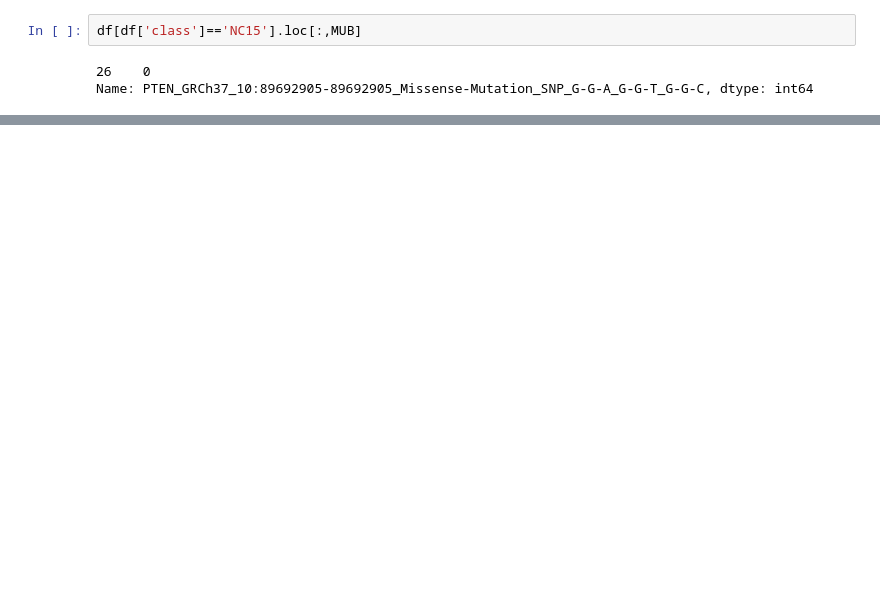
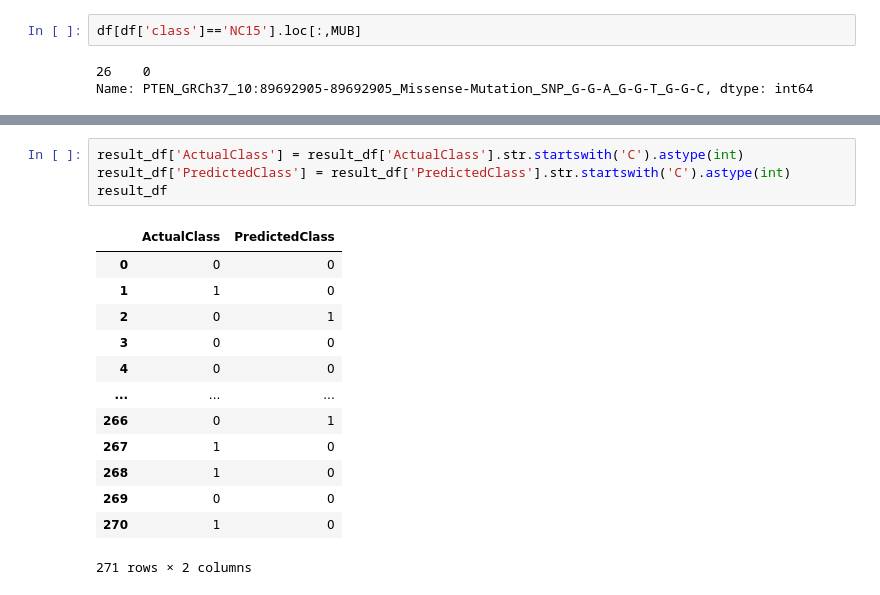
Before and after one commit to ericametta/CancerPredictionMode, a Jupyter notebook: Classification.ipynb, the cells around one changed output, grey strips where cells are left out. Cells and saved outputs as stored; diff of their text form; blank space fills up the shorter version.

```diff
--- a/Classification.ipynb
+++ b/Classification.ipynb
@@ -418,0 +529,18 @@ my_map
+# %%
+result_df['ActualClass'] = result_df['ActualClass'].str.startswith('C').astype(int)
+result_df['PredictedClass'] = result_df['PredictedClass'].str.startswith('C').astype(int)
+result_df
+# %% [output]
+|  | ActualClass | PredictedClass |
+| 0 | 0 | 0 |
+| 1 | 1 | 0 |
+| 2 | 0 | 1 |
+| 3 | 0 | 0 |
+| 4 | 0 | 0 |
+| ... | ... | ... |
+| 266 | 0 | 1 |
+| 267 | 1 | 0 |
+| 268 | 1 | 0 |
+| 269 | 0 | 0 |
+| 270 | 1 | 0 |
+271 rows × 2 columns
```
Also changed, not shown: parts of 25 cells of this notebook.
